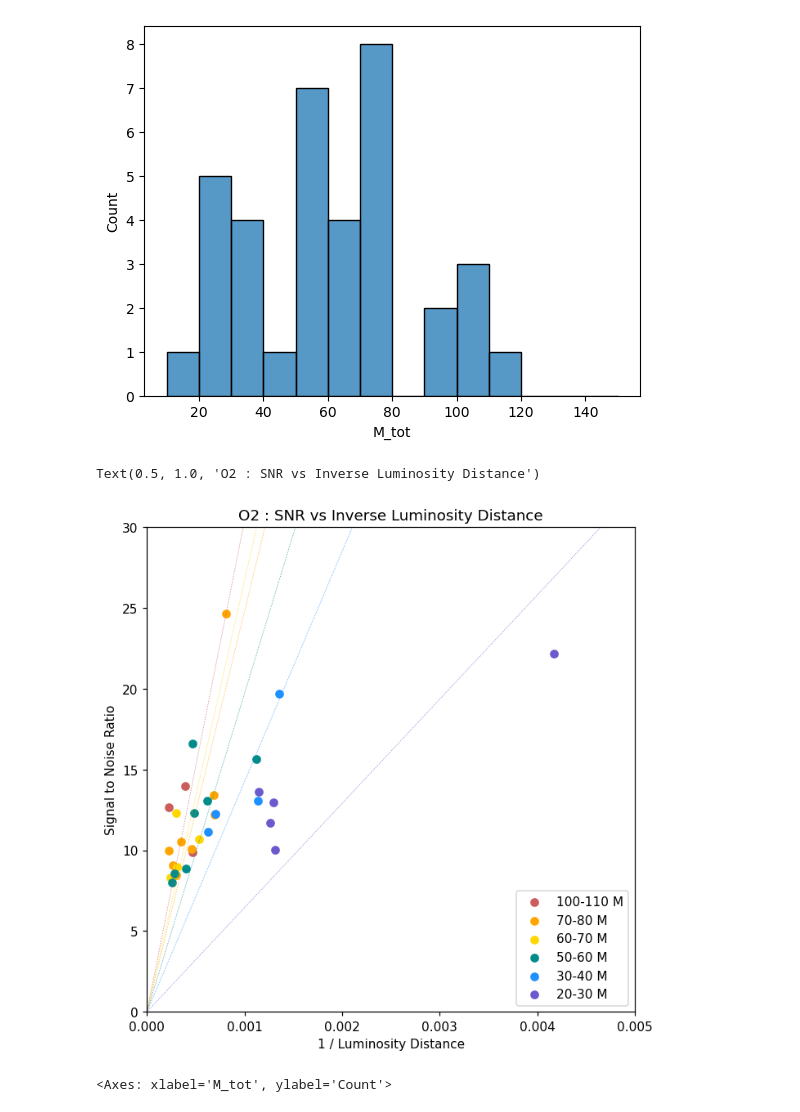
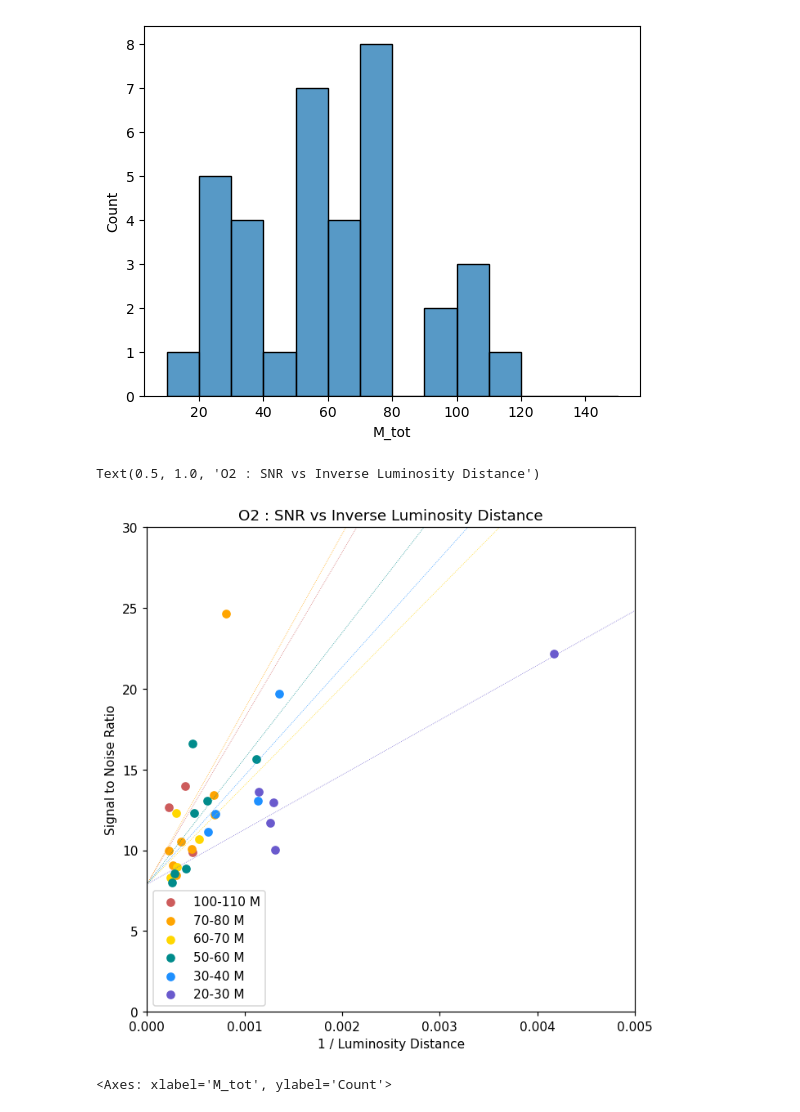
Before and after one commit to AndrewValentini/Gravitational-Waves-Research-23-24, a Jupyter notebook: Data Analysis/O1-O4.ipynb, the cells around one changed output. Saved outputs shown, nothing was run; the diff lists cells and outputs as text; code cells hidden in the pictures.

Commit message:
Cleaned up y-intercepts

```diff
--- a/Data Analysis/O1-O4.ipynb
+++ b/Data Analysis/O1-O4.ipynb
@@ -882,23 +882,30 @@ def calculate_slope(x, y, min_y):
 # %%
 fig, ax = plt.subplots(1, 1, figsize=(7, 7), dpi=110)
 
-min_SNR = 0
+# setting bins
+bin_lows = [110, 80, 70, 60, 40, 20, 10]
+bin_highs = [150, 90, 80, 70, 60, 30, 20]
+colors = ["maroon", "indianred", "orange", "gold", "darkcyan", "dodgerblue", "slateblue"]
+intercepts = list()
 
-# setting bins
-bin_lows = [80, 70, 60, 40, 20, 10]
-bin_highs = [90, 80, 70, 50, 30, 20]
-colors = ["indianred", "orange", "gold", "darkcyan", "dodgerblue", "slateblue"]
+for low, high in zip(bin_lows, bin_highs):
+    values = O3_all[O3_all["M_tot"] >= low]
+    values = values[values["M_tot"] <= high]
+    _, b = np.polyfit(1 / values["luminosity_distance"], values["network_matched_filter_snr"], 1)
+    intercepts.append(b)
+
+y_intercept = np.median(intercepts)
 
 for low, high, color in zip(bin_lows, bin_highs, colors):
     values = O3_all[O3_all["M_tot"] >= low]
     values = values[values["M_tot"] <= high]
-    a = calculate_slope(1 / values["luminosity_distance"], values["network_matched_filter_snr"], min_SNR)
+    a = calculate_slope(1 / values["luminosity_distance"], values["network_matched_filter_snr"], y_intercept)
 
     ax.scatter(1 / values["luminosity_distance"], values["network_matched_filter_snr"], color=color, label=f"{low}-{high} M")
 
     line_values = np.array([0, 1])
 
-    ax.plot(line_values, a * line_values + min_SNR, color=color, linestyle=":", linewidth=0.5)
+    ax.plot(line_values, a * line_values + y_intercept, color=color, linestyle=":", linewidth=0.5)
 
 ax.legend()
 
@@ -919,37 +926,44 @@ sns.histplot(O2_all["M_tot"], binwidth=10, binrange=[10, 150])
 [figure]
 # %%
 fig, ax = plt.subplots(1, 1, figsize=(7, 7), dpi=110)
-
-min_SNR = 0
 
 # setting bins
 bin_lows = [100, 70, 60, 50, 30, 20]
 bin_highs = [110, 80, 70, 60, 40, 30]
 colors = ["indianred", "orange", "gold", "darkcyan", "dodgerblue", "slateblue"]
+intercepts = list()
+
+for low, high in zip(bin_lows, bin_highs):
+    values = O2_all[O2_all["M_tot"] >= low]
+    values = values[values["M_tot"] <= high]
+    _, b = np.polyfit(1 / values["luminosity_distance"], values["network_matched_filter_snr"], 1)
+    intercepts.append(b)
+
+y_intercept = np.mean(intercepts)
 
 for low, high, color in zip(bin_lows, bin_highs, colors):
     values = O2_all[O2_all["M_tot"] >= low]
     values = values[values["M_tot"] <= high]
-    a = calculate_slope(1 / values["luminosity_distance"], values["network_matched_filter_snr"], min_SNR)
+    a = calculate_slope(1 / values["luminosity_distance"], values["network_matched_filter_snr"], y_intercept)
 
     ax.scatter(1 / values["luminosity_distance"], values["network_matched_filter_snr"], color=color, label=f"{low}-{high} M")
 
     line_values = np.array([0, 1])
 
-    ax.plot(line_values, a * line_values + min_SNR, color=color, linestyle=":", linewidth=0.5)
+    ax.plot(line_values, a * line_values + y_intercept, color=color, linestyle=":", linewidth=0.5)
 
 ax.legend()
 
 ax.set_xlabel("1 / Luminosity Distance")
 ax.set_ylabel("Signal to Noise Ratio")
 
 ax.set_xlim(0, 0.005)
 ax.set_ylim(0, 30)
 
 ax.set_title("O2 : SNR vs Inverse Luminosity Distance")
 # %% [output]
 Text(0.5, 1.0, 'O2 : SNR vs Inverse Luminosity Distance')
-[figure, old version]
+[figure, new version]
 # %%
 sns.histplot(O1_all["M_tot"], binwidth=10, binrange=[10, 150])
 # %% [output]
```
Also changed, not shown: parts of 4 cells of this notebook.
